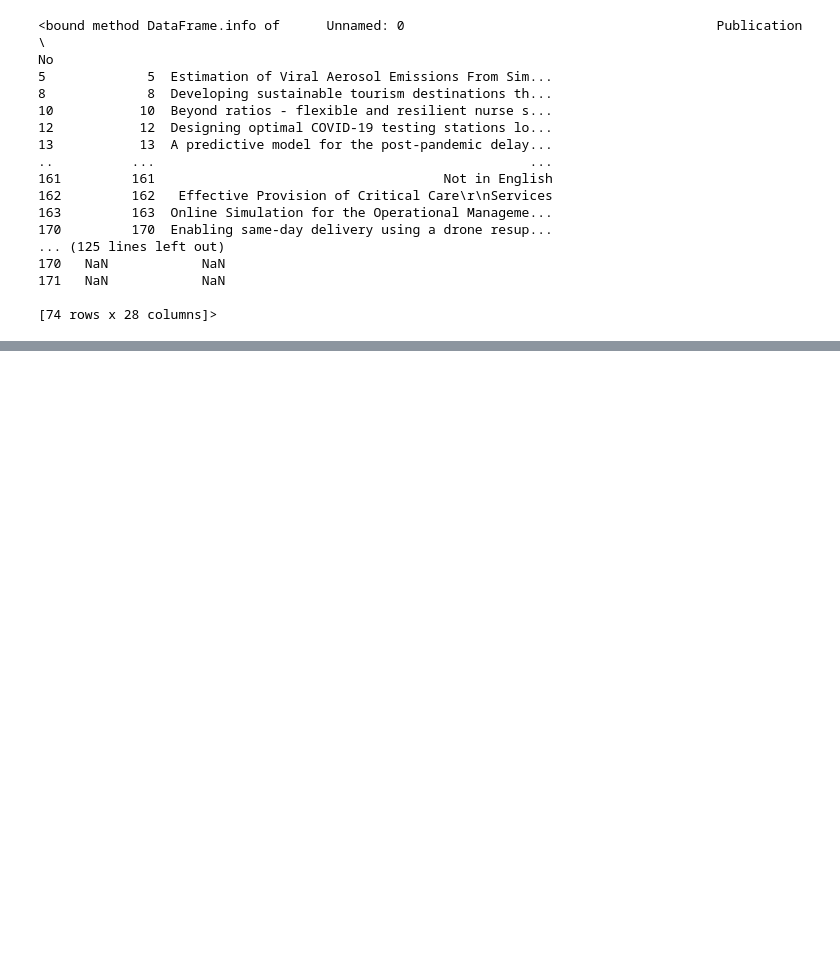
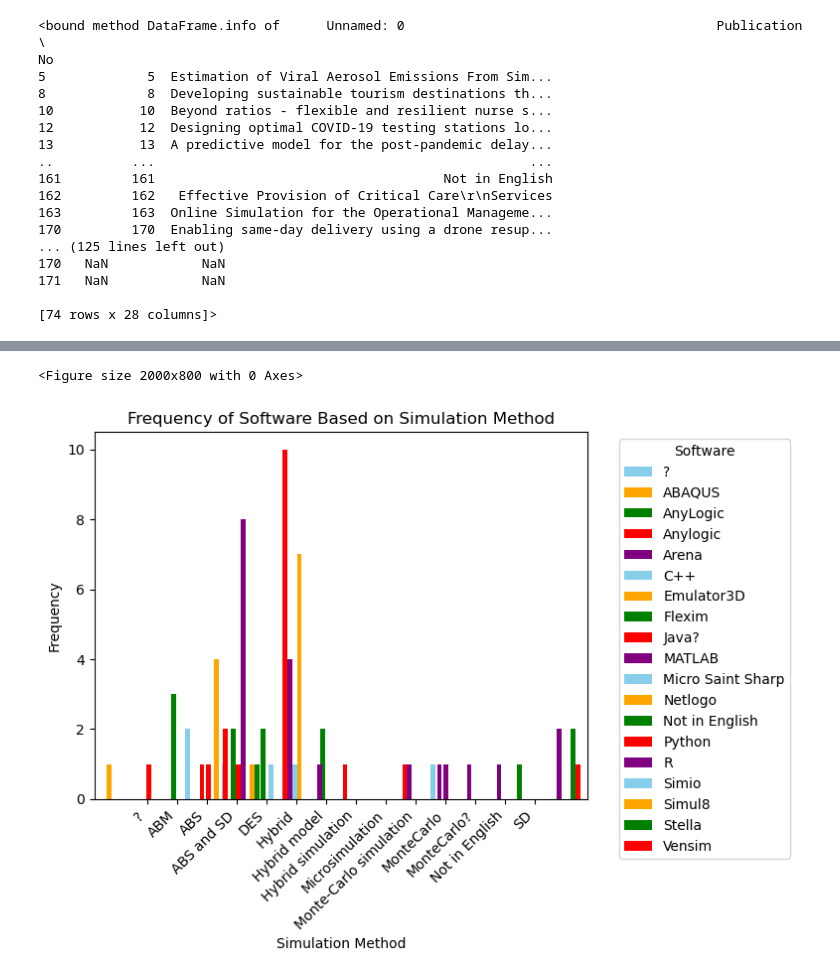
Before and after one commit to pythonhealthdatascience/stress_update, a Jupyter notebook: Analysis.ipynb, the cells around one changed output, grey strips where cells are left out. Cells and saved outputs as stored; diff of their text form; code cells hidden in the pictures; blank space fills up the shorter version.

```diff
--- a/Analysis.ipynb
+++ b/Analysis.ipynb
@@ -258,0 +68,21 @@ None
+# %%
+Software_method_counts = USED_STRESS.groupby(['Method', 'Software']).size().unstack()
+
+# Plotting the grouped bar chart
+plt.figure(figsize=(20, 8))
+Software_method_counts.plot(kind='bar',width=3, stacked=False, color=['skyblue', 'orange', 'green', 'red', 'purple'])
+
+# Add titles and labels
+plt.title('Frequency of Software Based on Simulation Method')
+plt.xlabel('Simulation Method')
+plt.ylabel('Frequency')
+plt.xticks(rotation=45, ha='right')
+
+# Show the legend
+plt.legend(title='Software', bbox_to_anchor=(1.05, 1), loc='upper left')
+
+# Show the plot
+plt.show()
+# %% [output]
+<Figure size 2000x800 with 0 Axes>
+[figure, added]
```
Also changed, not shown: parts of 24 cells of this notebook.
